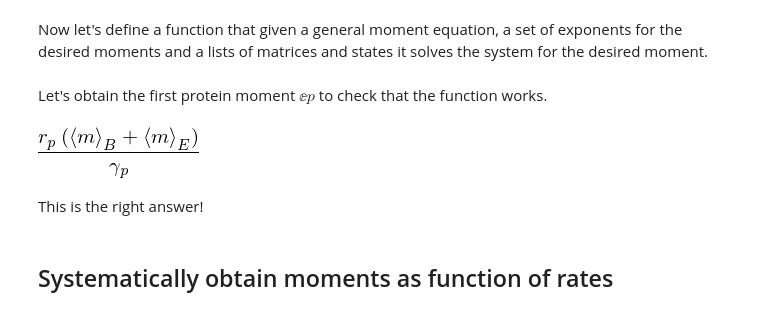
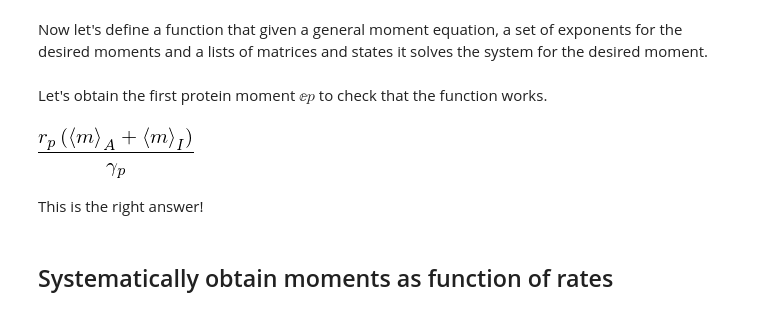
Before and after one commit to RPGroup-PBoC/chann_cap, a Jupyter notebook: src/theory/chemical_master_steady_state_moments_general.ipynb, the cells around one changed output. Drawn from its saved outputs; the diff is of its cells as text; code cells hidden in the pictures.

```diff
--- a/src/theory/chemical_master_steady_state_moments_general.ipynb
+++ b/src/theory/chemical_master_steady_state_moments_general.ipynb
@@ -304,7 +304,7 @@ mm, pp
 # %% [output]
 [figure]
 # %%
-def moment_dict(moments, states=['B', 'E', 'R']):
+def moment_dict(moments, states=['A', 'I', 'R']):
     '''
     Function that generates automatically sympy variables for a given moment
     one for each of the specified states.
@@ -424,7 +424,7 @@ Now we define the moment variables for this system.
 m1_keys = [key for key, value in m1_coeff_dict.items()]
 
 # Generate variables for each of the moments
-m1_var_dict = moment_dict(m1_keys, states=['B', 'E'])
+m1_var_dict = moment_dict(m1_keys, states=['A', 'I'])
 
 m1_var_dict
 # %% [output]
@@ -650,7 +650,7 @@ Now let's define a function that given a general moment equation, a set of expon
 # %%
 def solve_moment(moment_eq, m_expo, p_expo,
                  Km_mat, Rm_mat, Gm_mat, Rp_mat, Gp_mat,
-                 states=['B', 'E', 'R']):
+                 states=['A', 'I', 'R']):
     '''
     Function that given a general moment equation and some exponents it solves
     the linear system for m**m_expo * p**p_expo at steady state.
@@ -744,11 +744,11 @@ Let's obtain the first protein moment $\ee{p}$ to check that the function works.
 # %%
 p1_unreg_dict = solve_moment(master_moment, 0, 1,
                            Km_unreg, Rm_unreg, Gm_unreg, Rp_unreg, Gp_unreg,
-                           ['B', 'E'])
+                           ['A', 'I'])
 
 sum(p1_unreg_dict.values()).simplify()
 # %% [output]
-[figure, old version]
+[figure, new version]
 # %% [markdown]
 This is the right answer!
 # %% [markdown]
```
Also changed, not shown: parts of 13 cells of this notebook.
